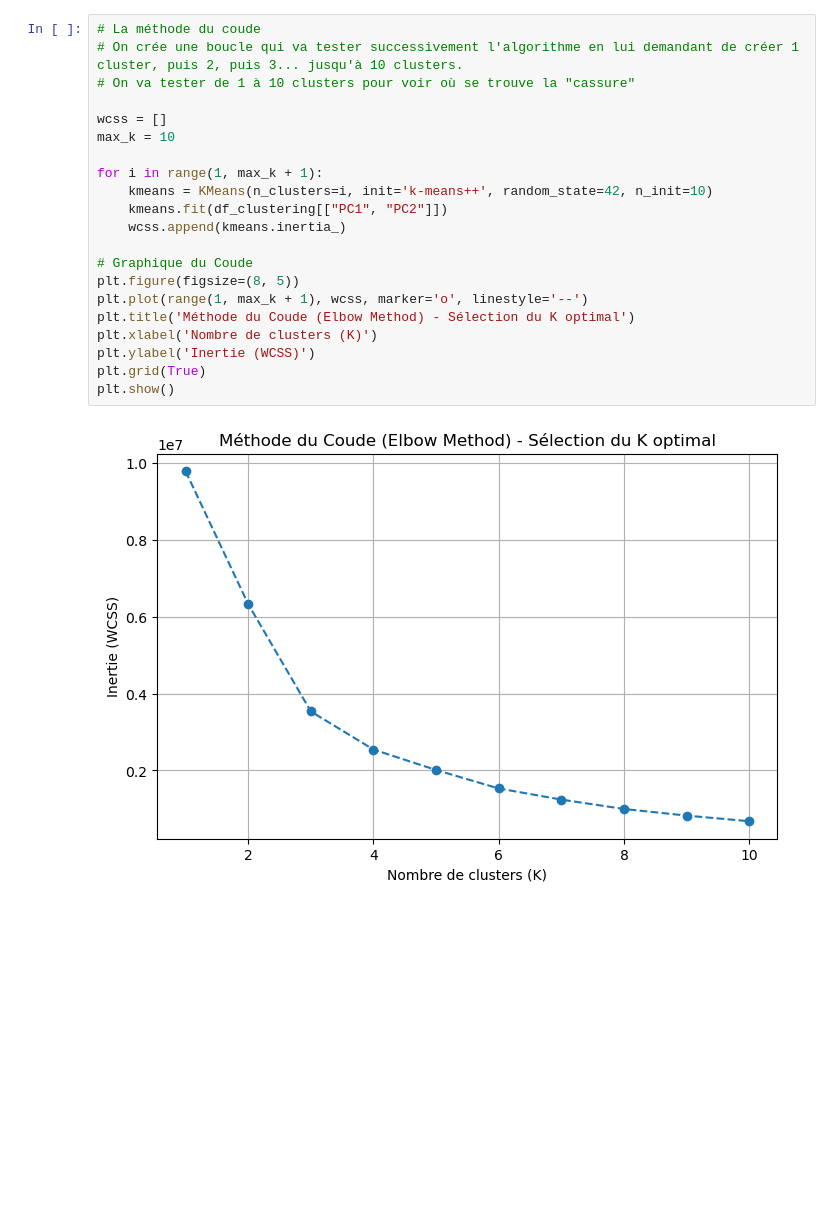
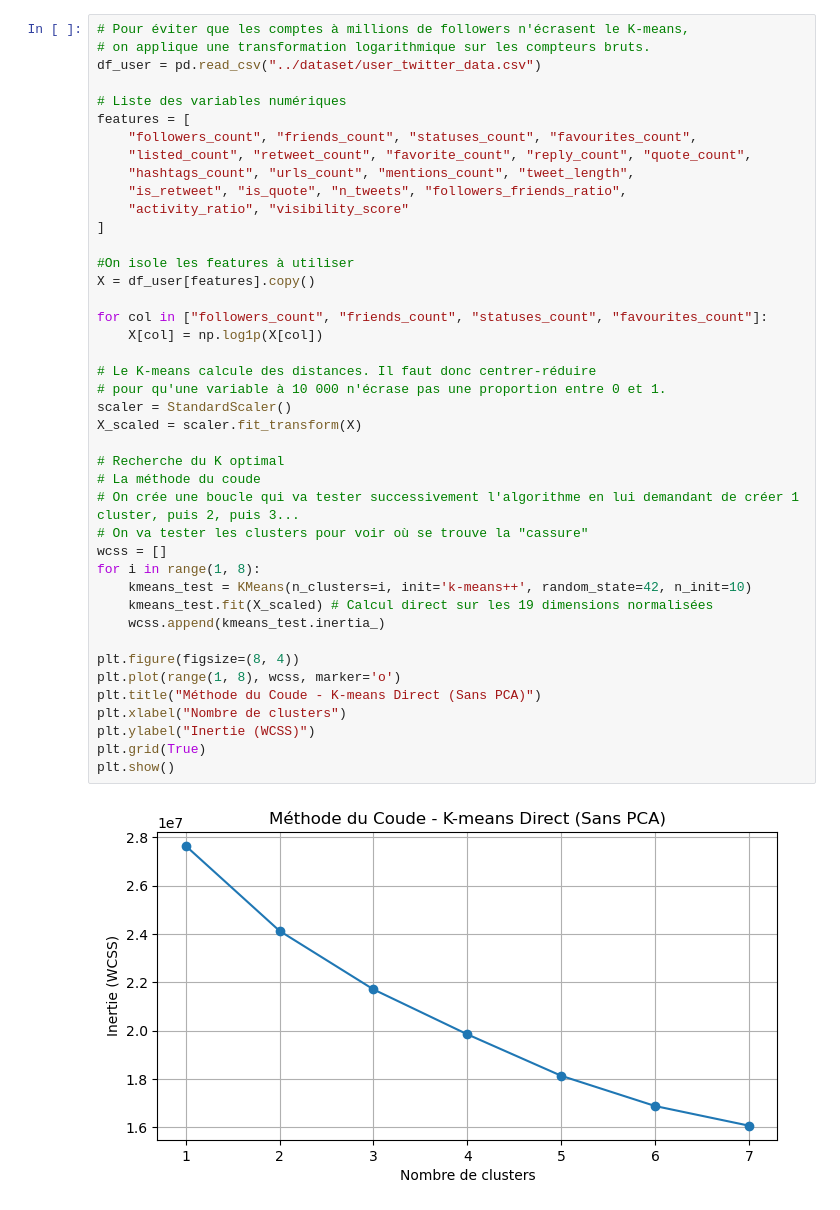
Before and after one commit to Francky652/Projet_IF29, a Jupyter notebook: K-Means/4_non_supervise_KMeans.ipynb, the cells around one changed output. Saved outputs shown, nothing was run; the diff lists cells and outputs as text; blank space fills up the shorter version.

Commit message:
Mise à jour du code K-means : retirer le pca

```diff
--- a/K-Means/4_non_supervise_KMeans.ipynb
+++ b/K-Means/4_non_supervise_KMeans.ipynb
@@ -57,23 +11,44 @@ df_clustering
 # %%
+# Pour éviter que les comptes à millions de followers n'écrasent le K-means,
+# on applique une transformation logarithmique sur les compteurs bruts.
+df_user = pd.read_csv("../dataset/user_twitter_data.csv")
+
+# Liste des variables numériques
+features = [
+    "followers_count", "friends_count", "statuses_count", "favourites_count",
+    "listed_count", "retweet_count", "favorite_count", "reply_count", "quote_count",
+    "hashtags_count", "urls_count", "mentions_count", "tweet_length",
+    "is_retweet", "is_quote", "n_tweets", "followers_friends_ratio",
+    "activity_ratio", "visibility_score"
+]
+
+#On isole les features à utiliser
+X = df_user[features].copy()
+
+for col in ["followers_count", "friends_count", "statuses_count", "favourites_count"]:
+    X[col] = np.log1p(X[col])
+
+# Le K-means calcule des distances. Il faut donc centrer-réduire
+# pour qu'une variable à 10 000 n'écrase pas une proportion entre 0 et 1.
+scaler = StandardScaler()
+X_scaled = scaler.fit_transform(X)
+
+# Recherche du K optimal
 # La méthode du coude
-# On crée une boucle qui va tester successivement l'algorithme en lui demandant de créer 1 cluster, puis 2, puis 3... jusqu'à 10 clusters.
-# On va tester de 1 à 10 clusters pour voir où se trouve la "cassure"
+# On crée une boucle qui va tester successivement l'algorithme en lui demandant de créer 1 cluster, puis 2, puis 3...
+# On va tester les clusters pour voir où se trouve la "cassure"
+wcss = []
+for i in range(1, 8):
+    kmeans_test = KMeans(n_clusters=i, init='k-means++', random_state=42, n_init=10)
+    kmeans_test.fit(X_scaled) # Calcul direct sur les 19 dimensions normalisées
+    wcss.append(kmeans_test.inertia_)
 
-wcss = []
-max_k = 10
-
-for i in range(1, max_k + 1):
-    kmeans = KMeans(n_clusters=i, init='k-means++', random_state=42, n_init=10)
-    kmeans.fit(df_clustering[["PC1", "PC2"]])
-    wcss.append(kmeans.inertia_)
-
-# Graphique du Coude
-plt.figure(figsize=(8, 5))
-plt.plot(range(1, max_k + 1), wcss, marker='o', linestyle='--')
-plt.title('Méthode du Coude (Elbow Method) - Sélection du K optimal')
-plt.xlabel('Nombre de clusters (K)')
-plt.ylabel('Inertie (WCSS)')
+plt.figure(figsize=(8, 4))
+plt.plot(range(1, 8), wcss, marker='o')
+plt.title("Méthode du Coude - K-means Direct (Sans PCA)")
+plt.xlabel("Nombre de clusters")
+plt.ylabel("Inertie (WCSS)")
 plt.grid(True)
 plt.show()
 # %% [output]
-[figure, old version]
+[figure, new version]
```
Also changed, not shown: parts of 11 cells of this notebook.
